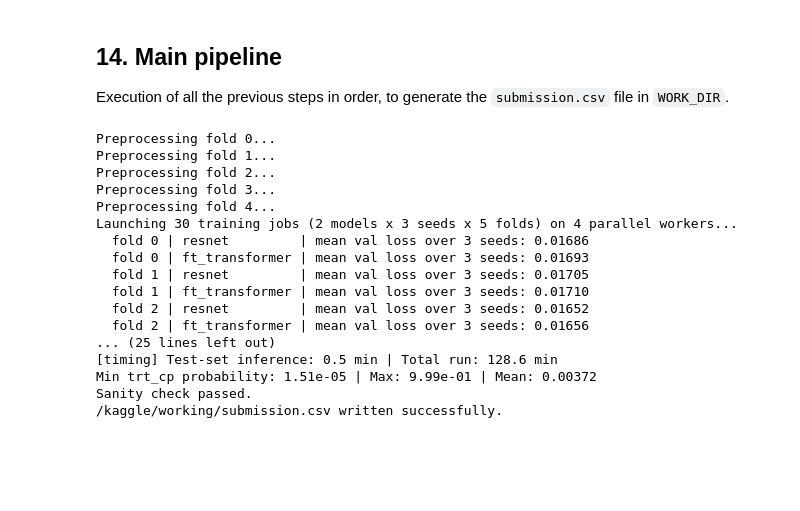
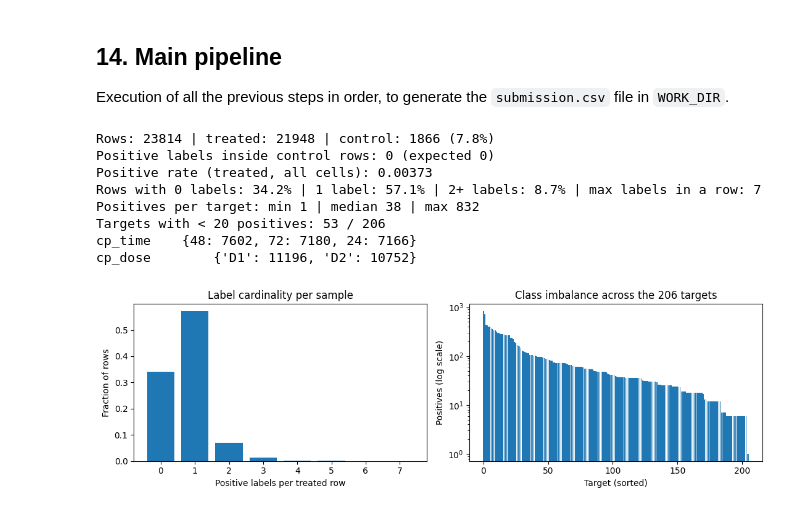
Before and after one commit to MarcoMerlo37/Merlonghi-MoA-Prediction, a Jupyter notebook: merlonghi-moa-prediction/software/moa_prediction.ipynb, the cells around one changed output. Cells and saved outputs as stored; diff of their text form; code cells hidden in the pictures; blank space fills up the shorter version.

Commit message:
[Update] Added Kaggle submission results

```diff
--- a/merlonghi-moa-prediction/software/moa_prediction.ipynb
+++ b/merlonghi-moa-prediction/software/moa_prediction.ipynb
@@ -419,11 +452,10 @@ def train_fold(fold, model, X_train, y_train, X_val, y_val,
                weight_decay=WEIGHT_DECAY, device=DEVICE, work_dir=WORK_DIR,
                seed=None, checkpoint_suffix="",
                early_stopping_patience=EARLY_STOPPING_PATIENCE,
-               use_focal_loss=USE_FOCAL_LOSS, label_smoothing=LABEL_SMOOTHING,
+               label_smoothing=LABEL_SMOOTHING,
                inner_val_fraction=INNER_VAL_FRACTION,
                use_amp=USE_AMP, verbose=False):
-    """Trains one model on one fold/seed with AMP, early stopping, optional
-    focal loss and label smoothing.
+    """Trains one model on one fold/seed with AMP, early stopping, and label smoothing.
 
     Model selection (early stopping, LR scheduler, best epoch) uses an inner
     split of the training fold. The outer validation fold (X_val, y_val) is
@@ -459,7 +491,7 @@ def train_fold(fold, model, X_train, y_train, X_val, y_val,
     )
 
     # Step 7.3.3 - loss, optimiser, scheduler, AMP scaler
-    criterion = FocalLossWithLogits() if use_focal_loss else nn.BCEWithLogitsLoss()
+    criterion = nn.BCEWithLogitsLoss()
     optimizer = torch.optim.AdamW(model.parameters(), lr=lr, weight_decay=weight_decay)
     scheduler = torch.optim.lr_scheduler.ReduceLROnPlateau(optimizer, mode="min", factor=0.1, patience=3)
     try:
@@ -893,11 +925,14 @@ def train_catboost_fold(fold, X_train, y_train, X_val, y_val, work_dir=WORK_DIR,
     col_is_constant = np.array([len(np.unique(y_train[:, t])) < 2 for t in range(num_targets)])
     active_cols = np.where(~col_is_constant)[0]
     constant_cols = np.where(col_is_constant)[0]
-    constant_vals = y_train.mean(axis=0)  # only valid at the constant_cols positions
+
+    PRIOR_PSEUDO_COUNT = 0.5
+    constant_vals = ((y_train.sum(axis=0) + PRIOR_PSEUDO_COUNT)
+                    / (y_train.shape[0] + 2 * PRIOR_PSEUDO_COUNT))
 
     if len(constant_cols) > 0:
         print(f"[catboost | fold {fold}] {len(constant_cols)} constant target(s) in "
-              f"the training fold (excluded from the fit, using the observed constant)")
+              f"the training fold (excluded from the fit, smoothed prior)")
 
     model = CatBoostClassifier(
         loss_function="MultiLogloss",   # a single fit over the active targets,
@@ -1125,9 +1160,10 @@ Execution of all the previous steps in order, to generate the `submission.csv` f
 # Step 14.0 - start from a clean state: no cached pipelines from previous runs
 clear_cached_pipelines(WORK_DIR)
 
-# Step 14.1 - load and clean data; drop control rows from training
+# Step 14.1 - load, clean and explore data; drop control rows from training
 raw_features, raw_targets, raw_test, sample_submission = load_raw_data(DATA_DIR)
 features, targets = clean_and_align(raw_features, raw_targets)
+explore_data(features, targets, save_path=f"{WORK_DIR}/eda_summary.png")
 
 trt_mask_train = features["cp_type"] != CTL_LABEL
 features = features[trt_mask_train].reset_index(drop=True)
@@ -1169,10 +1205,22 @@ oof_list = [oof[name] for name in ALL_MODEL_NAMES]
 final_weights, nested_mean, nested_std = nested_blend_validation(oof_list, Y, splits)
 weights = dict(zip(ALL_MODEL_NAMES, final_weights))
 
-oof_blend = sum(weights[name] * oof[name] for name in ALL_MODEL_NAMES)
-blend_score_naive = compute_moa_log_loss(Y, oof_blend)
-print(f"Ensemble log loss OOF (same data used to fit the weights): {blend_score_naive:.5f}")
-print(f"Ensemble log loss, nested (honest): {nested_mean:.5f} +/- {nested_std:.5f}")
+# In-sample reference: weights fitted on ALL OOF rows (optimistic by construction)
+in_sample_weights = optimize_blend_weights(oof_list, Y)
+oof_blend_in_sample = sum(w * oof[name]
+                          for w, name in zip(in_sample_weights, ALL_MODEL_NAMES))
+blend_score_in_sample = compute_moa_log_loss(Y, oof_blend_in_sample)
+
+print(f"Ensemble log loss, in-sample weights: {blend_score_in_sample:.5f}")
+print(f"Ensemble log loss, nested (honest):   {nested_mean:.5f} +/- {nested_std:.5f}")
+print(f"Optimism of in-sample score: {nested_mean - blend_score_in_sample:.2e}")
+
+# Leaderboard-style estimate: control rows (predicted 0, true 0) add ~0 loss,
+# so the all-rows mean is the treated-only mean scaled by the treated share.
+test_treated_share = float((raw_test["cp_type"] != CTL_LABEL).mean())
+leaderboard_style_estimate = nested_mean * test_treated_share
+print(f"Treated share in test: {test_treated_share:.3f} | "
+      f"leaderboard-style estimate: {leaderboard_style_estimate:.5f}")
 
 # Step 14.6 - experiment logging
 log_experiment(
@@ -1182,7 +1230,7 @@ log_experiment(
             "batch_size_by_model": BATCH_SIZE_BY_MODEL,
             "pca_g_components": PCA_G_COMPONENTS, "pca_c_components": PCA_C_COMPONENTS,
             "n_quantiles": N_QUANTILES, "variance_threshold": VARIANCE_THRESHOLD,
-            "use_focal_loss": USE_FOCAL_LOSS, "label_smoothing": LABEL_SMOOTHING,
+            "label_smoothing": LABEL_SMOOTHING,
             "early_stopping_patience": EARLY_STOPPING_PATIENCE,
             "inner_val_fraction": INNER_VAL_FRACTION,
             "model_names": list(ALL_MODEL_NAMES),
@@ -1191,9 +1239,10 @@ log_experiment(
             "catboost_depth": CATBOOST_DEPTH},
     metrics={
         **{f"{name}_oof": compute_moa_log_loss(Y, oof[name]) for name in ALL_MODEL_NAMES},
-        "blend_oof_naive": blend_score_naive,
+        "blend_oof_in_sample": blend_score_in_sample,
         "blend_oof_nested": nested_mean,
         "blend_oof_nested_std": nested_std,
+        "leaderboard_style_estimate": leaderboard_style_estimate,
         **{f"w_{name}": float(weights[name]) for name in ALL_MODEL_NAMES},
     },
 )
@@ -1210,47 +1259,39 @@ X_test_raw = test_trt[feature_cols].values
 # (see Step 9): PCA features for resnet, raw RankGauss features (no PCA,
 # the same pipeline used by CatBoost) for the FT-Transformer.
 X_test_final_by_fold_pca = {
     fold: apply_fold_pipeline(X_test_raw, fold) for fold in range(N_FOLDS)
 }
 X_test_final_by_fold_raw = {
     fold: apply_fold_pipeline_raw(X_test_raw, fold) for fold in range(N_FOLDS)
 }
 
 time_inference_start = time.time()
 preds_test = predict_test_set_nn(
     X_test_final_by_fold_pca, X_test_final_by_fold_raw, num_targets=Y.shape[1]
 )
 preds_test["catboost"] = predict_test_set_catboost(X_test_raw, num_targets=Y.shape[1])
 final_test_preds = sum(weights[name] * preds_test[name] for name in ALL_MODEL_NAMES)
 time_inference_done = time.time()
 print(f"[timing] Test-set inference: {(time_inference_done - time_inference_start) / 60:.1f} min | "
       f"Total run: {(time_inference_done - time_start) / 60:.1f} min")
 
 # Step 14.8 - build, check and export the submission
 submission = build_submission(raw_test, sample_submission, target_cols,
                               final_test_preds, trt_mask_test)
 
 # Final sanity check, run on the object actually written to disk
 sanity_check_submission(submission, sample_submission, raw_test, target_cols)
 
 submission_path = f"{WORK_DIR}/submission.csv"
 submission.to_csv(submission_path, index=False)
 print(f"{submission_path} written successfully.")
 # %% [output]
-Preprocessing fold 0...
-Preprocessing fold 1...
-Preprocessing fold 2...
-Preprocessing fold 3...
-Preprocessing fold 4...
-Launching 30 training jobs (2 models x 3 seeds x 5 folds) on 4 parallel workers...
-  fold 0 | resnet         | mean val loss over 3 seeds: 0.01686
-  fold 0 | ft_transformer | mean val loss over 3 seeds: 0.01693
-  fold 1 | resnet         | mean val loss over 3 seeds: 0.01705
-  fold 1 | ft_transformer | mean val loss over 3 seeds: 0.01710
-  fold 2 | resnet         | mean val loss over 3 seeds: 0.01652
-  fold 2 | ft_transformer | mean val loss over 3 seeds: 0.01656
-... (25 lines left out)
-[timing] Test-set inference: 0.5 min | Total run: 128.6 min
-Min trt_cp probability: 1.51e-05 | Max: 9.99e-01 | Mean: 0.00372
-Sanity check passed.
-/kaggle/working/submission.csv written successfully.
+Rows: 23814 | treated: 21948 | control: 1866 (7.8%)
+Positive labels inside control rows: 0 (expected 0)
+Positive rate (treated, all cells): 0.00373
+Rows with 0 labels: 34.2% | 1 label: 57.1% | 2+ labels: 8.7% | max labels in a row: 7
+Positives per target: min 1 | median 38 | max 832
+Targets with < 20 positives: 53 / 206
+cp_time    {48: 7602, 72: 7180, 24: 7166}
+cp_dose        {'D1': 11196, 'D2': 10752}
+[figure, added]
```
Also changed, not shown: parts of 10 cells of this notebook, 7 other files.
